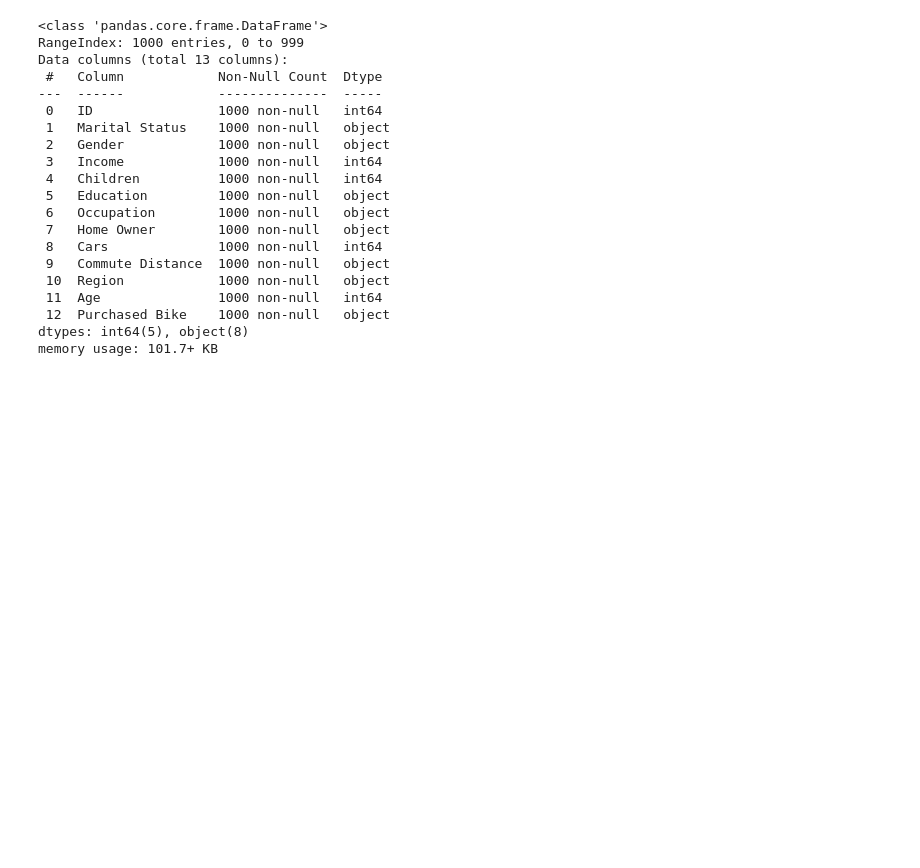
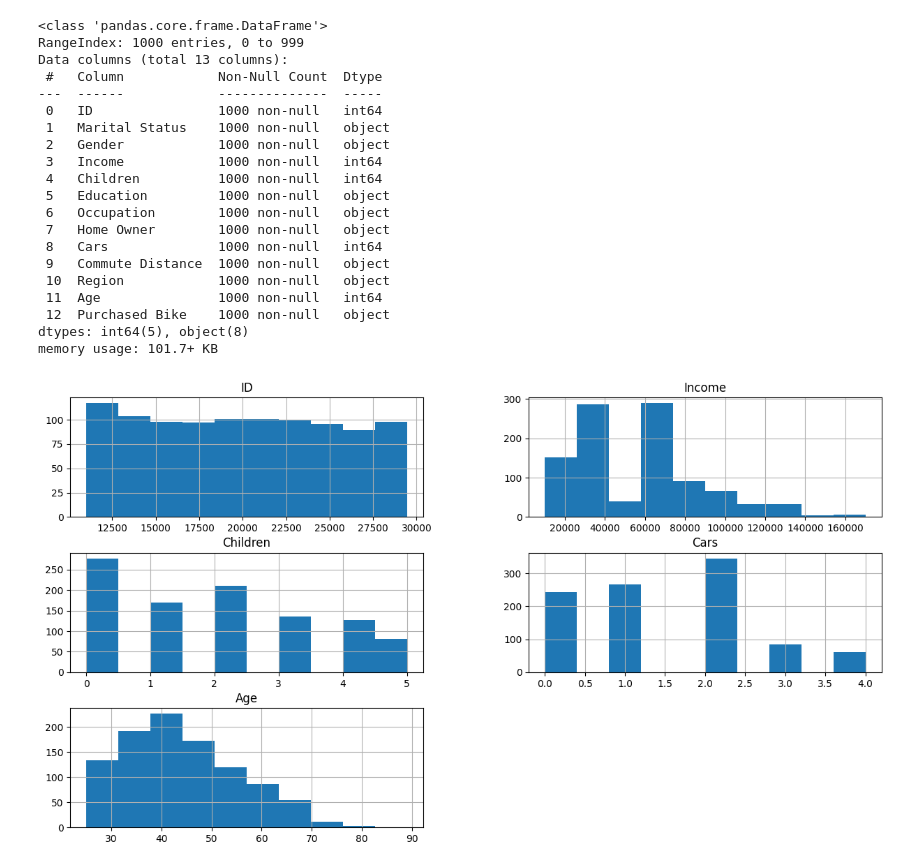
Before and after one commit to KeneanDita/R2DS, a Jupyter notebook: AI/BB/Bike buyers.ipynb, the cells around one changed output. Saved outputs shown, nothing was run; the diff lists cells and outputs as text; code cells hidden in the pictures; blank space fills up the shorter version.

Commit message:
Basic Plots

```diff
--- a/AI/BB/Bike buyers.ipynb
+++ b/AI/BB/Bike buyers.ipynb
@@ -62,4 +62,6 @@ Data columns (total 13 columns):
 dtypes: int64(5), object(8)
 memory usage: 101.7+ KB
 # %%
-X= df.drop([])
+df.hist(figsize = (15,8));
+# %% [output]
+[figure, added]
```
